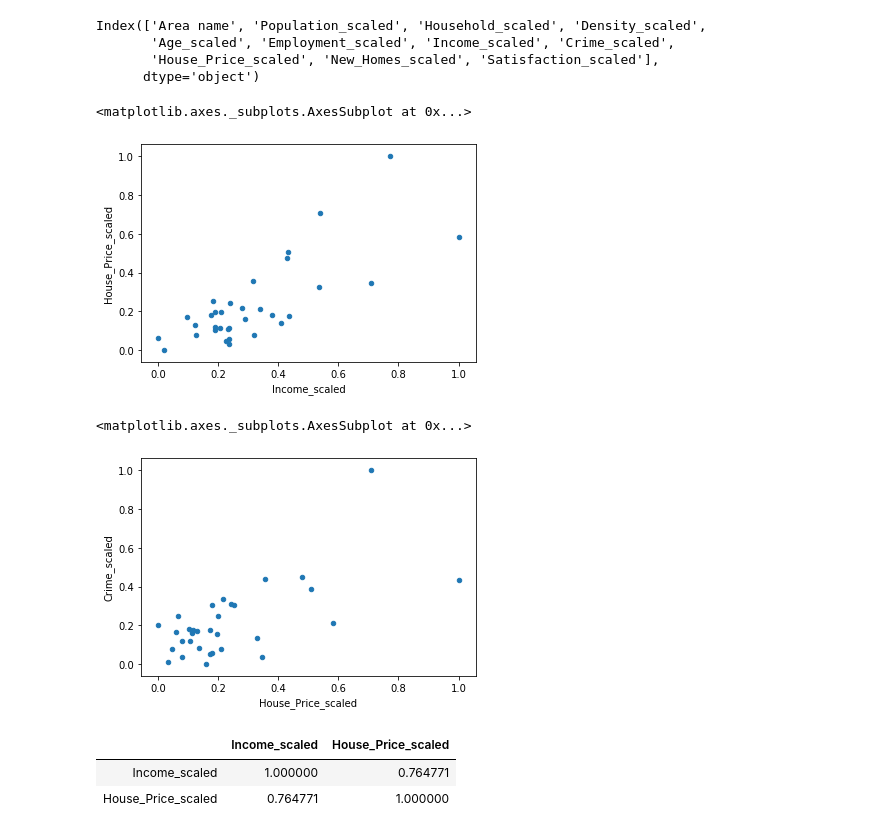
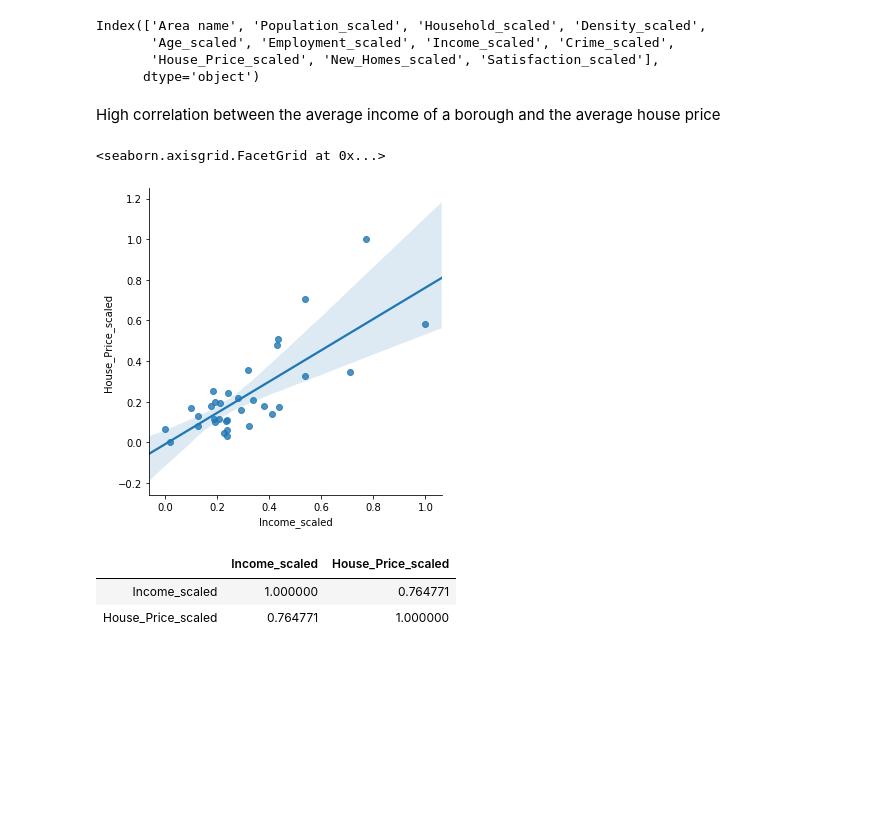
Before and after one commit to Mithras44/Airbnb_analysis, a Jupyter notebook: 6_Borough_Analysis.ipynb, the cells around one changed output. Drawn from its saved outputs; the diff is of its cells as text; code cells hidden in the pictures; blank space fills up the shorter version.

```diff
--- a/6_Borough_Analysis.ipynb
+++ b/6_Borough_Analysis.ipynb
@@ -111,7 +113,8 @@ df_london_stats_scaled = df_london_stats.drop(columns=['GLA Population Estimate
        'Average Age, 2017', 'Employment rate (%) (2015)',
        'Modelled Household median income estimates 2012/13',
        'Crime rates per thousand population 2014/15',
-       'Median House Price, 2015', 'New Homes (net) 2015/16 (provisional)',
+    #   'Median House Price, 2015',
+    'New Homes (net) 2015/16 (provisional)',
        'Life satisfaction score 2011-14 (out of 10)'])
 # %%
 df_london_stats_scaled
@@ -140,16 +143,13 @@ Index(['Area name', 'Population_scaled', 'Household_scaled', 'Density_scaled',
        'Age_scaled', 'Employment_scaled', 'Income_scaled', 'Crime_scaled',
        'House_Price_scaled', 'New_Homes_scaled', 'Satisfaction_scaled'],
       dtype='object')
+# %% [markdown]
+High correlation between the average income of a borough and the average house price
 # %%
-df_london_stats_scaled.plot(kind = 'scatter',x='Income_scaled',y='House_Price_scaled')
+sns.lmplot(data=df_london_stats_scaled,x='Income_scaled',y='House_Price_scaled')
 # %% [output]
-<matplotlib.axes._subplots.AxesSubplot at 0x...>
+<seaborn.axisgrid.FacetGrid at 0x...>
-[figure, old version]
+[figure, new version]
-# %%
-df_london_stats_scaled.plot(kind = 'scatter',x='House_Price_scaled',y='Crime_scaled')
-# %% [output]
-<matplotlib.axes._subplots.AxesSubplot at 0x...>
-[figure, removed]
 # %%
 df_london_stats_scaled[['Income_scaled','House_Price_scaled']].corr()
 # %% [output]
```
Also changed, not shown: parts of 13 cells of this notebook, 8 other files.
